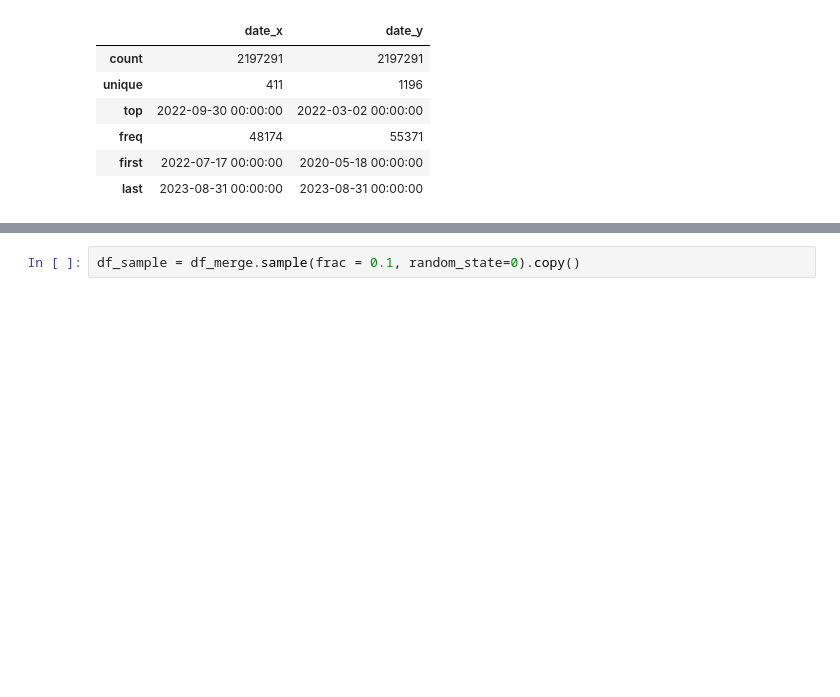
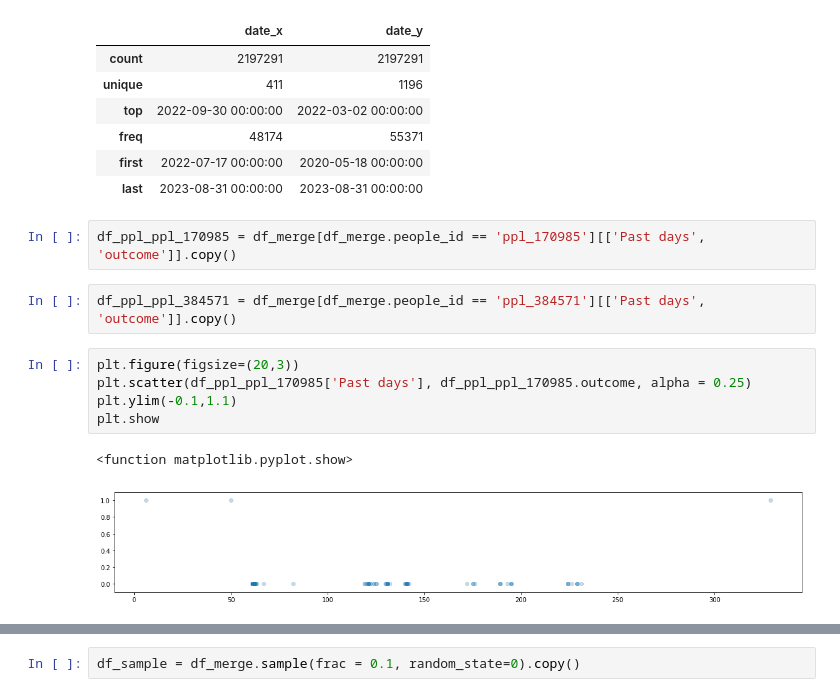
Before and after one commit to sooooner/dss_team_project_ML, a Jupyter notebook: red_hat/sooner.ipynb, the cells around one changed output, grey strips where cells are left out. Cells and saved outputs as stored; diff of their text form; blank space fills up the shorter version.

```diff
--- a/red_hat/sooner.ipynb
+++ b/red_hat/sooner.ipynb
@@ -139,3 +139,15 @@ df_merge[['date_x', 'date_y']].describe()
 | freq | 48174 | 55371 |
 | first | 2022-07-17 00:00:00 | 2020-05-18 00:00:00 |
 | last | 2023-08-31 00:00:00 | 2023-08-31 00:00:00 |
+# %%
+df_ppl_ppl_170985 = df_merge[df_merge.people_id == 'ppl_170985'][['Past days', 'outcome']].copy()
+# %%
+df_ppl_ppl_384571 = df_merge[df_merge.people_id == 'ppl_384571'][['Past days', 'outcome']].copy()
+# %%
+plt.figure(figsize=(20,3))
+plt.scatter(df_ppl_ppl_170985['Past days'], df_ppl_ppl_170985.outcome, alpha = 0.25)
+plt.ylim(-0.1,1.1)
+plt.show
+# %% [output]
+<function matplotlib.pyplot.show>
+[figure, added]
```
Also changed, not shown: parts of 14 cells of this notebook.
